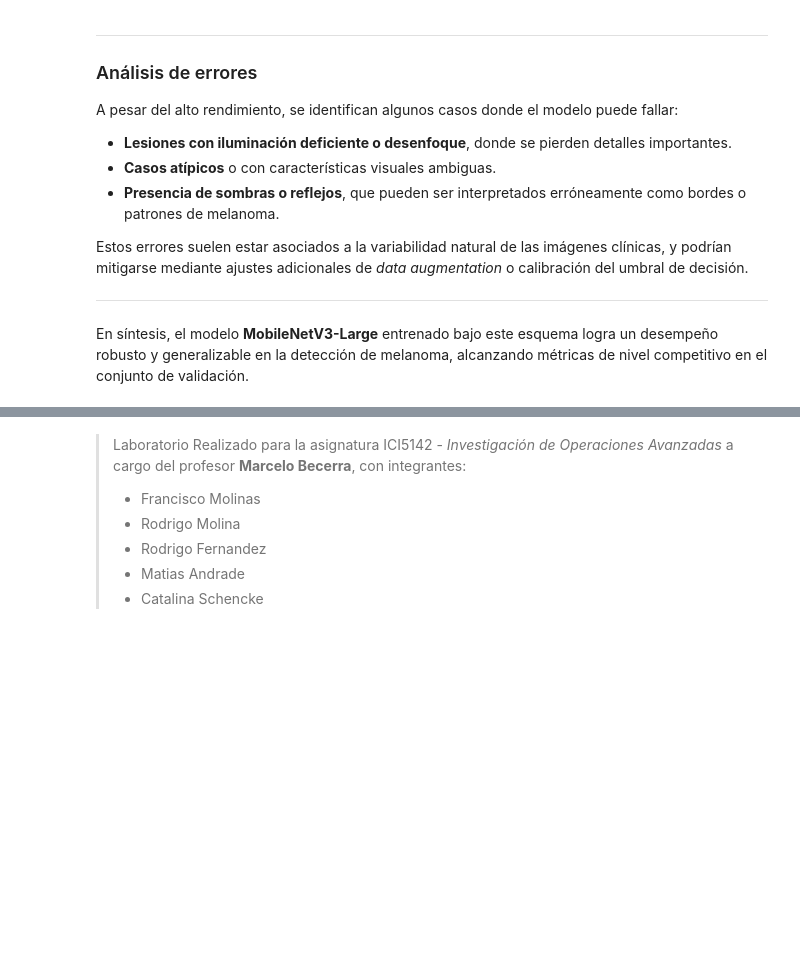
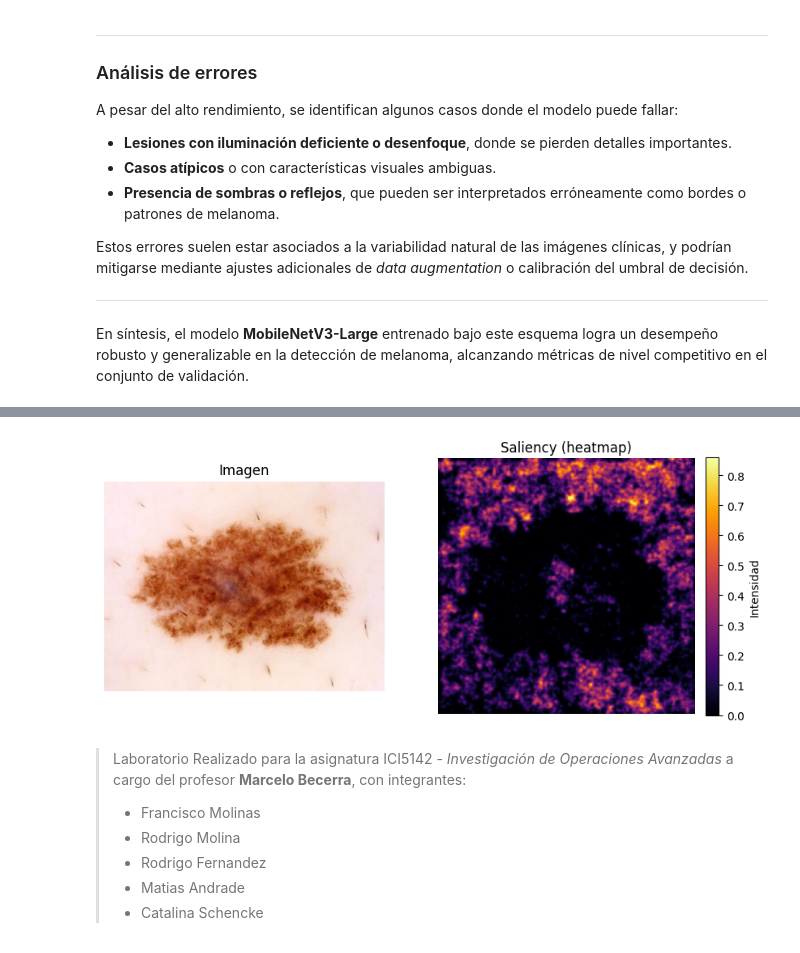
Before and after one commit to CatalinaSchencke/Lab1-IOA-2025, a Jupyter notebook: lab_1.ipynb, the cells around one changed output, grey strips where cells are left out. Drawn from its saved outputs; the diff is of its cells as text; code cells hidden in the pictures; blank space fills up the shorter version.

```diff
--- a/lab_1.ipynb
+++ b/lab_1.ipynb
@@ -490,3 +747,83 @@ En síntesis, el modelo **MobileNetV3-Large** entrenado bajo este esquema logra
+# %%
+import numpy as np
+import matplotlib.pyplot as plt
+from PIL import Image, ImageFilter
+
+def saliency_map_enhanced(model, device, img_path, tfm, gamma=0.5, clip_min=70, clip_max=99.5, blur_radius=1.0):
+    """
+    Saliency con mayor contraste y legibilidad:
+    - Normaliza por percentiles (clip_min/clip_max).
+    - Realce no lineal con gamma (sqrt si gamma=0.5).
+    - Suavizado opcional (blur_radius en píxeles; usa 0.0 para desactivar).
+    Devuelve: (PIL.Image RGB original, np.ndarray sal_norm en [0,1]).
+    """
+    model.eval()
+    img = Image.open(img_path).convert("RGB")
+    x = tfm(img).unsqueeze(0).to(device).to(memory_format=torch.channels_last)
+    x.requires_grad_(True)
+
+    with torch.enable_grad():
+        logit = model(x)[:, 0]            # logit binario
+        model.zero_grad(set_to_none=True)
+        logit.backward()
+
+    # |grad| max across channels -> [H,W]
+    sal = x.grad.detach().abs().squeeze(0).cpu().numpy()   # [C,H,W]
+    sal = sal.max(axis=0)
+
+    # Contraste por percentiles
+    lo = np.percentile(sal, clip_min)
+    hi = np.percentile(sal, clip_max)
+    sal = np.clip(sal, lo, hi)
+    sal = (sal - sal.min()) / (sal.max() - sal.min() + 1e-8)
+
+    # Realce no lineal (gamma < 1 enfatiza altas activaciones)
+    sal = np.power(sal, gamma)
+
+    # Suavizado opcional
+    if blur_radius and blur_radius > 0:
+        sal_img = Image.fromarray((sal * 255).astype(np.uint8))
+        sal_img = sal_img.filter(ImageFilter.GaussianBlur(radius=blur_radius))
+        sal = np.array(sal_img, dtype=np.float32) / 255.0
+
+    return img, sal
+
+# Transform de validación para coherencia
+val_tfm = val_dl.dataset.transform
+
+# Elegir una imagen interesante: FP/FN, sino TP/TN
+candidate = (examples["FP"] or examples["FN"] or examples["TP"] or examples["TN"])
+if candidate:
+    img_path, _ = candidate[0]
+    img_rgb, sal = saliency_map_enhanced(
+        model, device, img_path, val_tfm,
+        gamma=0.5,        # más contraste en altas activaciones
+        clip_min=70,      # recorte inferior por percentil
+        clip_max=99.5,    # recorte superior por percentil
+        blur_radius=1.0   # suavizado suave; pon 0.0 para desactivar
+    )
+
+    # Mostrar 3 vistas: original, heatmap solo (con colorbar), overlay
+    fig = plt.figure(figsize=(12,4))
+
+    ax1 = fig.add_subplot(1,3,1)
+    ax1.imshow(img_rgb)
+    ax1.set_title("Imagen")
+    ax1.axis("off")
+
+    ax2 = fig.add_subplot(1,3,2)
+    hm = ax2.imshow(sal, cmap="inferno")       # heatmap solo
+    ax2.set_title("Saliency (heatmap)")
+    ax2.axis("off")
+    cbar = plt.colorbar(hm, ax=ax2, fraction=0.046, pad=0.04)
+    cbar.set_label("Intensidad")
+
+    plt.tight_layout()
+    plt.show()
+else:
+    print("No hay ejemplos disponibles para interpretar.")
+# %% [output]
+[figure, added]
 # %% [markdown]
 > Laboratorio Realizado para la asignatura ICI5142 - *Investigación de Operaciones Avanzadas* a cargo del profesor **Marcelo Becerra**, con integrantes:
 > - Francisco Molinas
```
Also changed, not shown: parts of 9 cells of this notebook.
